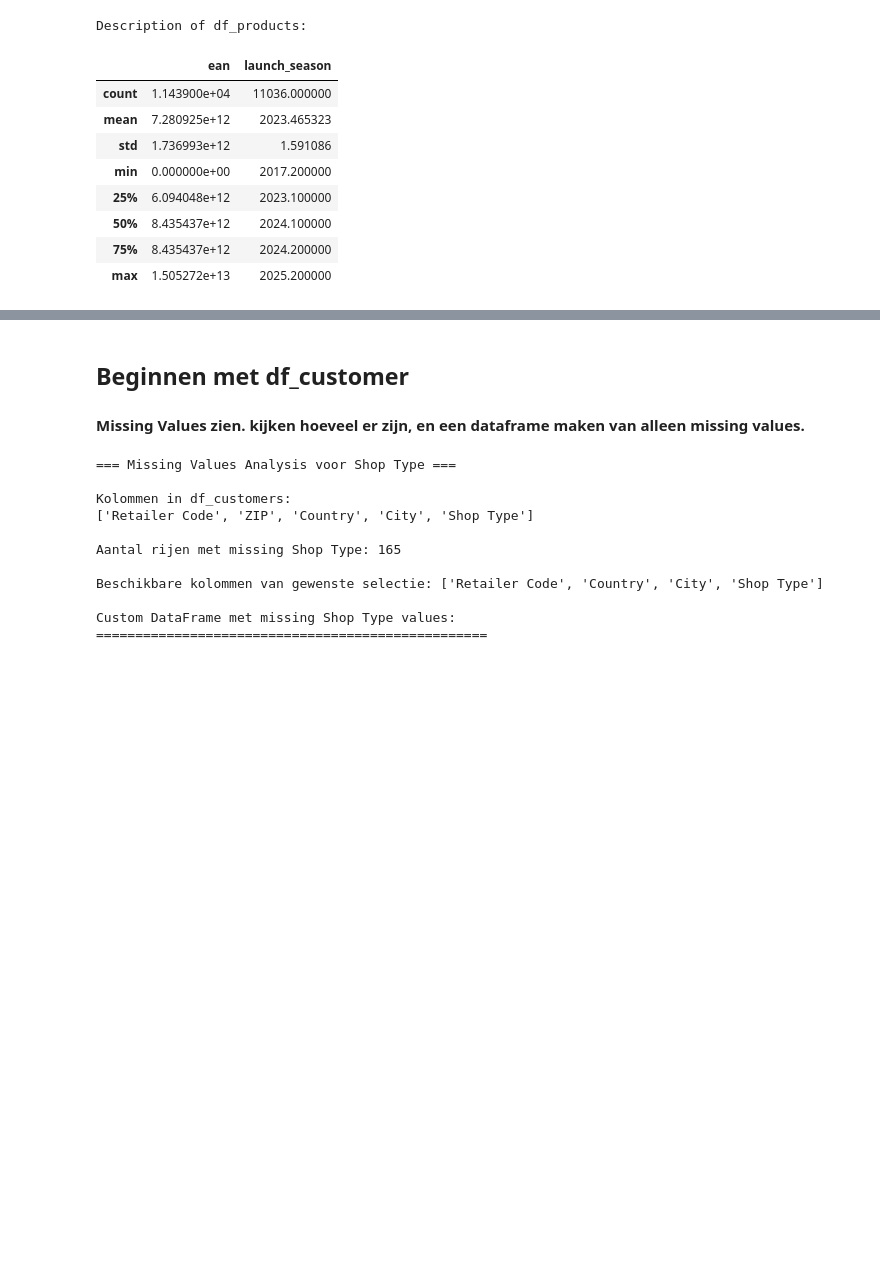
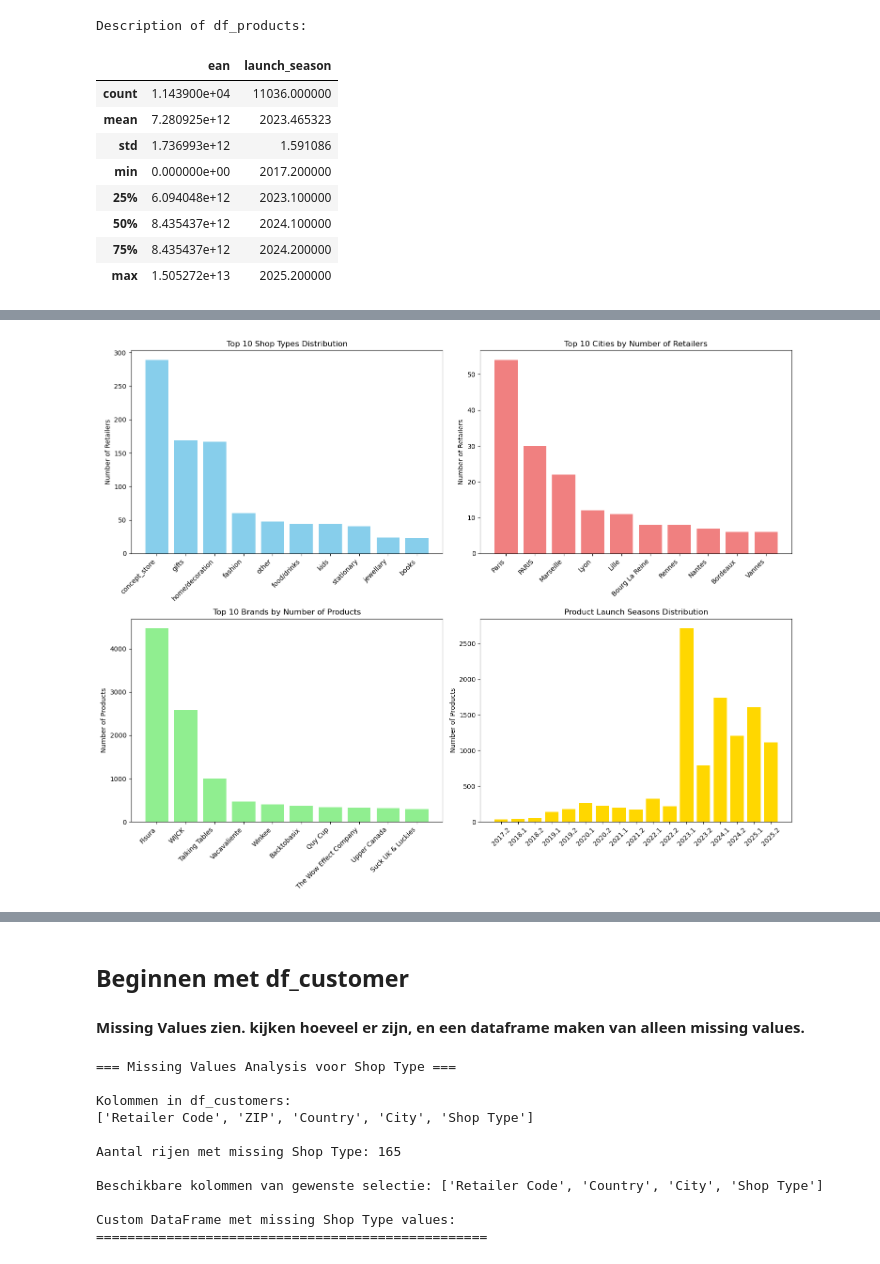
Before and after one commit to Chaimaebz/datalab3, a Jupyter notebook: Mantagifts_Data_Project.ipynb, the cells around one changed output, grey strips where cells are left out. Saved outputs shown, nothing was run; the diff lists cells and outputs as text; code cells hidden in the pictures; blank space fills up the shorter version.

```diff
--- a/Mantagifts_Data_Project.ipynb
+++ b/Mantagifts_Data_Project.ipynb
@@ -106,0 +186,77 @@ Description of df_products:
+# %%
+# Install and import visualization libraries
+import matplotlib.pyplot as plt
+import seaborn as sns
+import numpy as np
+
+# Set up plotting parameters
+plt.style.use('default')
+plt.rcParams['figure.figsize'] = (12, 8)
+plt.rcParams['font.size'] = 10
+
+print("=== DATA UNDERSTANDING - VISUALIZATIONS ===\n")
+
+# 1. Shop Types Distribution
+print("1. SHOP TYPES ANALYSIS")
+print("-" * 40)
+
+# Clean shop type data - handle multiple categories
+df_customers_clean = df_customers.dropna(subset=['Shop Type'])
+shop_types = []
+for shop_type in df_customers_clean['Shop Type']:
+    # Split on comma and clean
+    types = [t.strip() for t in str(shop_type).split(',')]
+    shop_types.extend(types)
+
+# Count shop types
+from collections import Counter
+shop_type_counts = Counter(shop_types)
+
+print("Top 10 Shop Types:")
+for shop_type, count in shop_type_counts.most_common(10):
+    percentage = (count / len(df_customers_clean)) * 100
+    print(f"  {shop_type:20}: {count:3d} ({percentage:4.1f}%)")
+
+# Create visualization
+fig, ((ax1, ax2), (ax3, ax4)) = plt.subplots(2, 2, figsize=(15, 12))
+
+# Shop types distribution (top 10)
+top_10_types = dict(shop_type_counts.most_common(10))
+ax1.bar(range(len(top_10_types)), list(top_10_types.values()), color='skyblue')
+ax1.set_xticks(range(len(top_10_types)))
+ax1.set_xticklabels(list(top_10_types.keys()), rotation=45, ha='right')
+ax1.set_title('Top 10 Shop Types Distribution')
+ax1.set_ylabel('Number of Retailers')
+
+# City distribution (top 10)
+city_counts = df_customers['City'].value_counts().head(10)
+ax2.bar(range(len(city_counts)), city_counts.values, color='lightcoral')
+ax2.set_xticks(range(len(city_counts)))
+ax2.set_xticklabels(city_counts.index, rotation=45, ha='right')
+ax2.set_title('Top 10 Cities by Number of Retailers')
+ax2.set_ylabel('Number of Retailers')
+
+# Brand distribution in products (top 10)
+brand_counts = df_products['brand_name'].value_counts().head(10)
+ax3.bar(range(len(brand_counts)), brand_counts.values, color='lightgreen')
+ax3.set_xticks(range(len(brand_counts)))
+ax3.set_xticklabels(brand_counts.index, rotation=45, ha='right')
+ax3.set_title('Top 10 Brands by Number of Products')
+ax3.set_ylabel('Number of Products')
+
+# Launch season distribution
+launch_season_counts = df_products['launch_season'].value_counts().sort_index()
+ax4.bar(range(len(launch_season_counts)), launch_season_counts.values, color='gold')
+ax4.set_xticks(range(len(launch_season_counts)))
+ax4.set_xticklabels([f"{int(x)}" if x == int(x) else f"{x:.1f}" for x in launch_season_counts.index], rotation=45)
+ax4.set_title('Product Launch Seasons Distribution')
+ax4.set_ylabel('Number of Products')
+
+plt.tight_layout()
+plt.show()
+
+print(f"\n2. GEOGRAPHICAL DISTRIBUTION")
+print("-" * 40)
+print(f"Total cities covered: {df_customers['City'].nunique()}")
+print(f"Most popular city: {df_customers['City'].value_counts().index[0]} ({df_customers['City'].value_counts().iloc[0]} retailers)")
+# %% [output]
@@ -106,0 +280 @@ Description of df_products:
+[figure, added]
```
Also changed, not shown: parts of 10 cells of this notebook, 1 other file.
